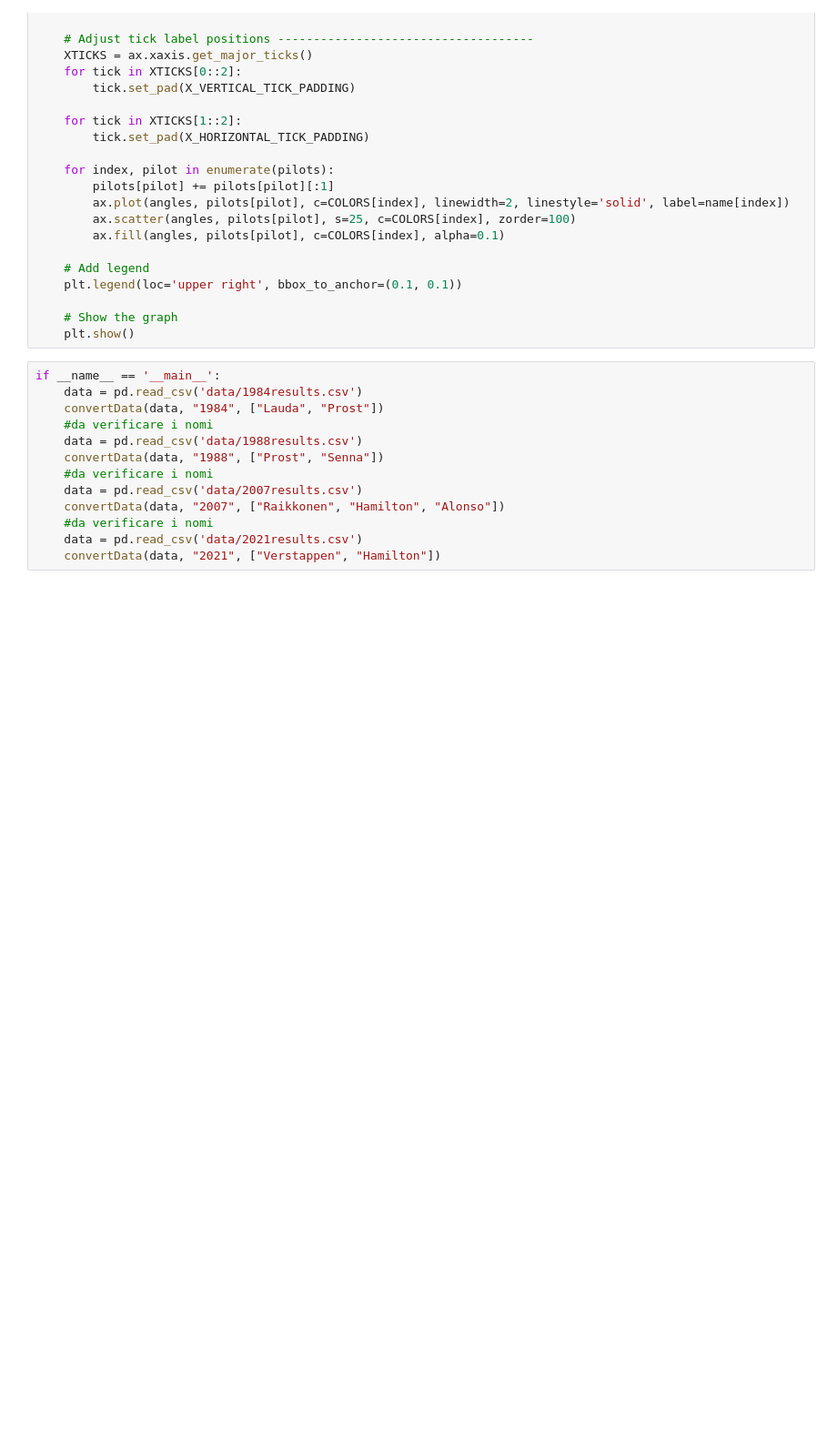
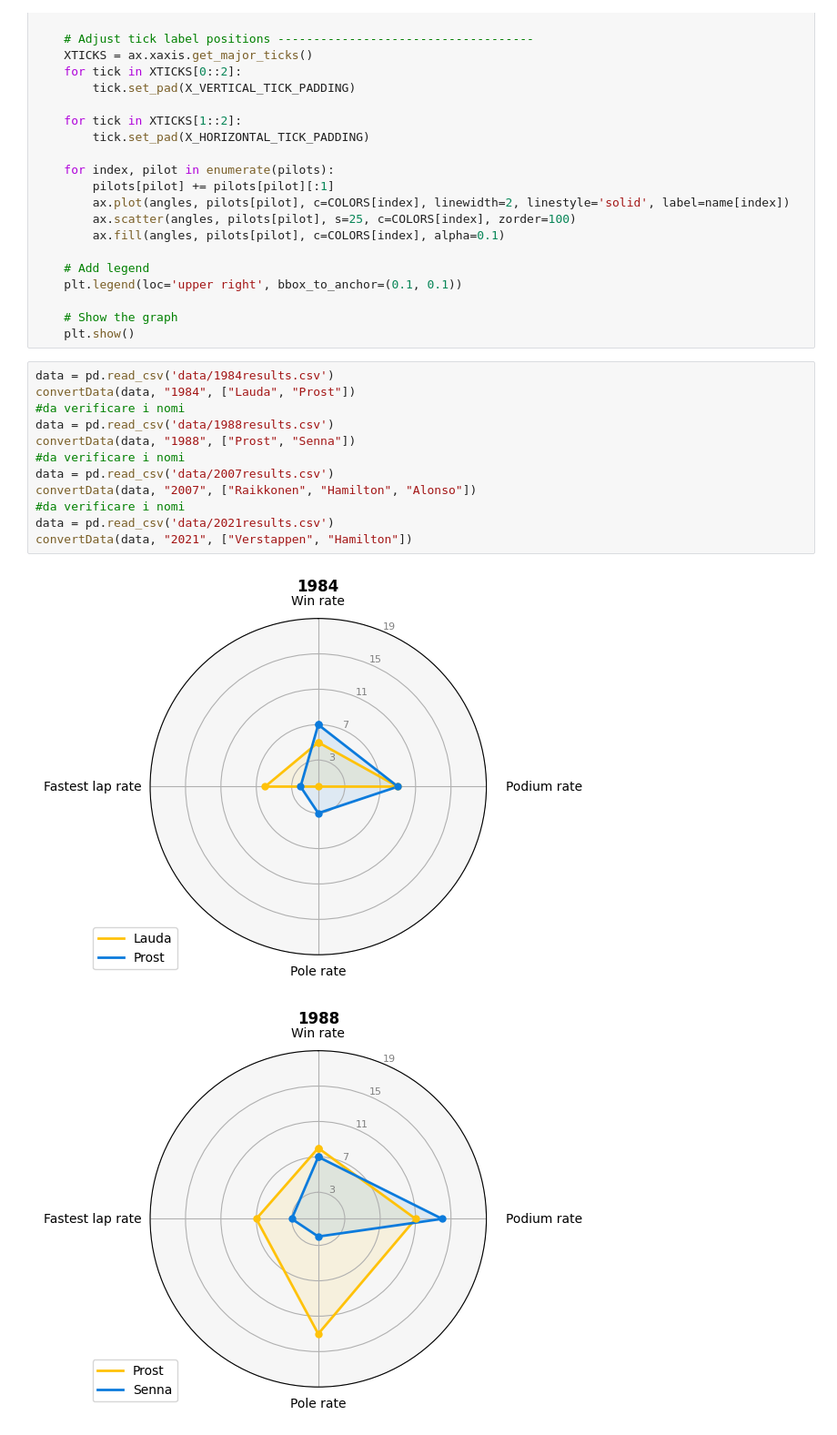
Before and after one commit to mburziUnimi/visualizzazioneScientifica, a Jupyter notebook: driver_comparison_radar.ipynb, the cells around one changed output. Shown: that part at 91% size. Drawn from its saved outputs; the diff is of its cells as text; blank space fills up the shorter version.

```diff
--- a/driver_comparison_radar.ipynb
+++ b/driver_comparison_radar.ipynb
@@ -135,15 +135,17 @@ def drawChart(pilots, title, name):
     # Show the graph
     plt.show()
 # %%
-if __name__ == '__main__':
-    data = pd.read_csv('data/1984results.csv')
-    convertData(data, "1984", ["Lauda", "Prost"])
-    #da verificare i nomi
-    data = pd.read_csv('data/1988results.csv')
-    convertData(data, "1988", ["Prost", "Senna"])
-    #da verificare i nomi
-    data = pd.read_csv('data/2007results.csv')
-    convertData(data, "2007", ["Raikkonen", "Hamilton", "Alonso"])
-    #da verificare i nomi
-    data = pd.read_csv('data/2021results.csv')
-    convertData(data, "2021", ["Verstappen", "Hamilton"])
+data = pd.read_csv('data/1984results.csv')
+convertData(data, "1984", ["Lauda", "Prost"])
+#da verificare i nomi
+data = pd.read_csv('data/1988results.csv')
+convertData(data, "1988", ["Prost", "Senna"])
+#da verificare i nomi
+data = pd.read_csv('data/2007results.csv')
+convertData(data, "2007", ["Raikkonen", "Hamilton", "Alonso"])
+#da verificare i nomi
+data = pd.read_csv('data/2021results.csv')
+convertData(data, "2021", ["Verstappen", "Hamilton"])
+# %% [output]
+[figure, added]
+[figure, added]
```
Also changed, not shown: parts of 1 cell of this notebook, 1 other file.
